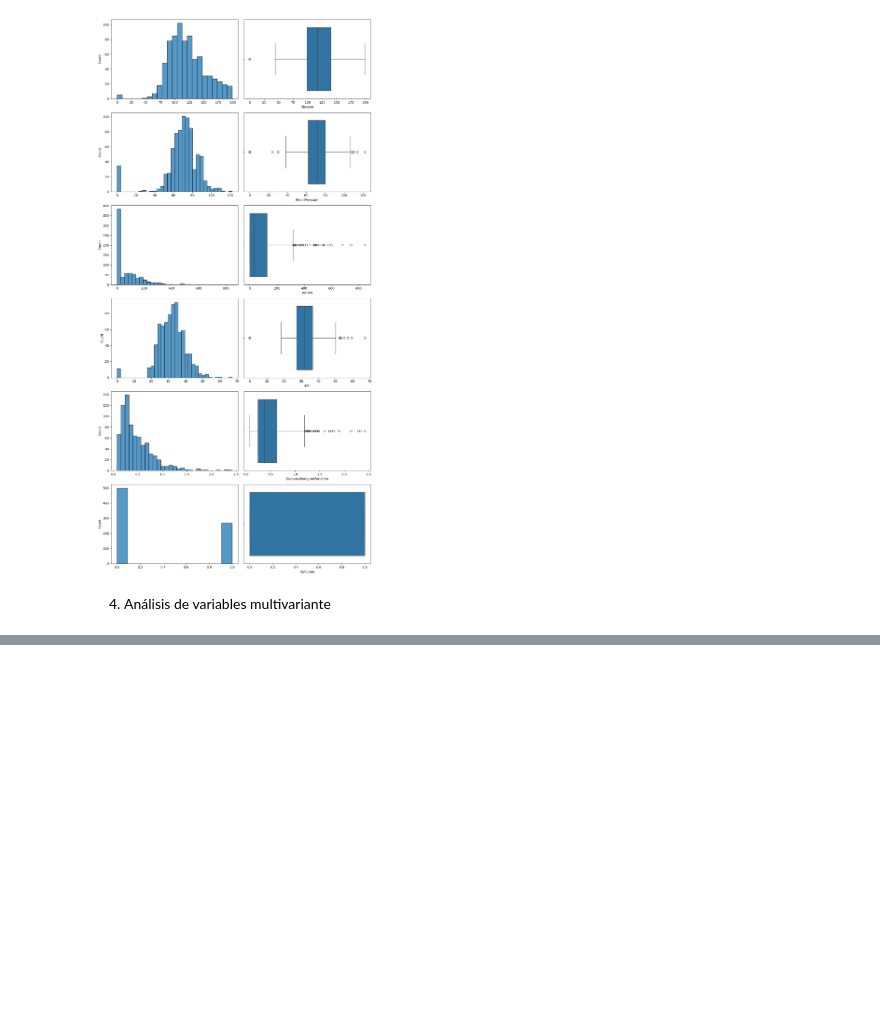
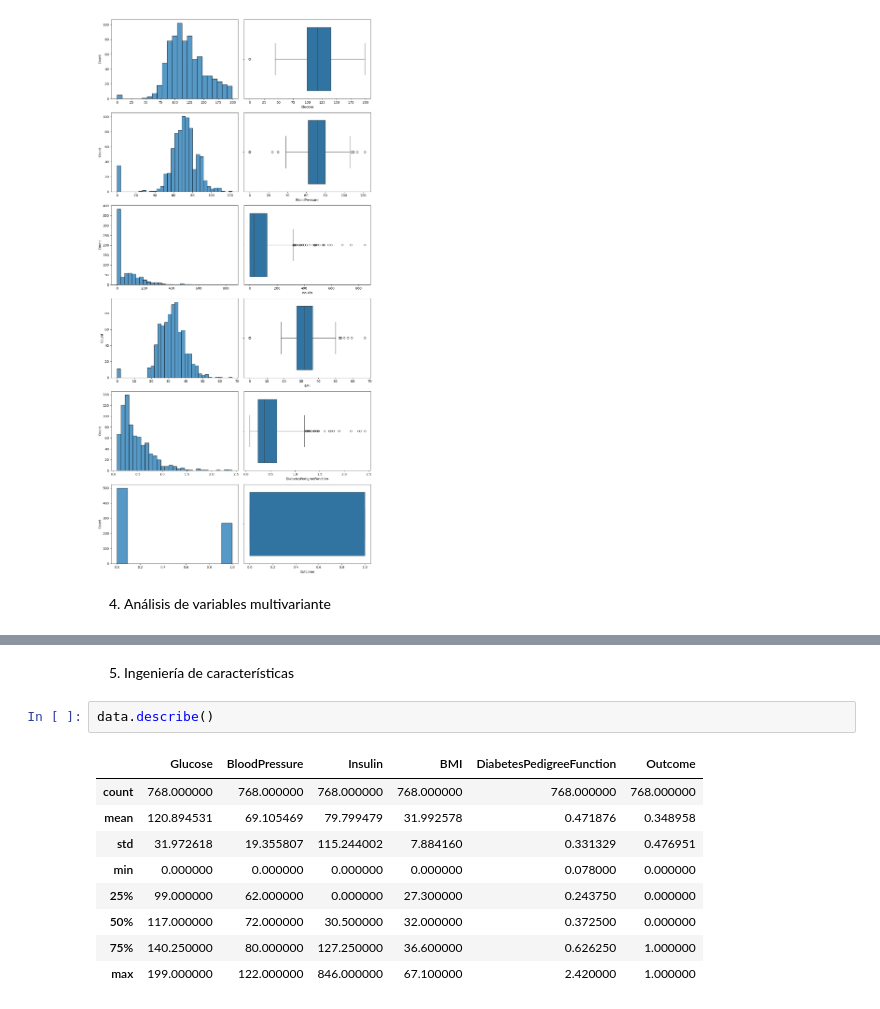
Before and after one commit to Eleiny9/DECISION-TREE-ALGO, a Jupyter notebook: src/explore.ipynb, the cells around one changed output, grey strips where cells are left out. Saved outputs shown, nothing was run; the diff lists cells and outputs as text; blank space fills up the shorter version.

```diff
--- a/src/explore.ipynb
+++ b/src/explore.ipynb
@@ -139,0 +163,14 @@ plt.show()
+# %% [markdown]
+5. Ingeniería de características
+# %%
+data.describe()
+# %% [output]
+|  | Glucose | BloodPressure | Insulin | BMI | DiabetesPedigreeFunction | Outcome |
+| count | 768.000000 | 768.000000 | 768.000000 | 768.000000 | 768.000000 | 768.000000 |
+| mean | 120.894531 | 69.105469 | 79.799479 | 31.992578 | 0.471876 | 0.348958 |
+| std | 31.972618 | 19.355807 | 115.244002 | 7.884160 | 0.331329 | 0.476951 |
+| min | 0.000000 | 0.000000 | 0.000000 | 0.000000 | 0.078000 | 0.000000 |
+| 25% | 99.000000 | 62.000000 | 0.000000 | 27.300000 | 0.243750 | 0.000000 |
+| 50% | 117.000000 | 72.000000 | 30.500000 | 32.000000 | 0.372500 | 0.000000 |
+| 75% | 140.250000 | 80.000000 | 127.250000 | 36.600000 | 0.626250 | 1.000000 |
+| max | 199.000000 | 122.000000 | 846.000000 | 67.100000 | 2.420000 | 1.000000 |
```
Also changed, not shown: parts of 21 cells of this notebook.
